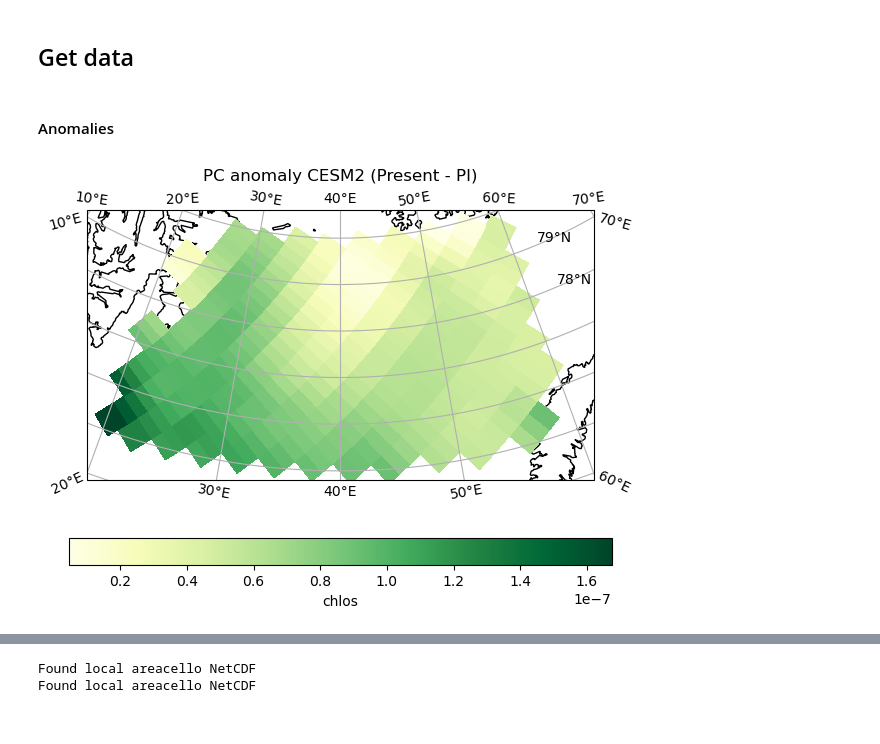
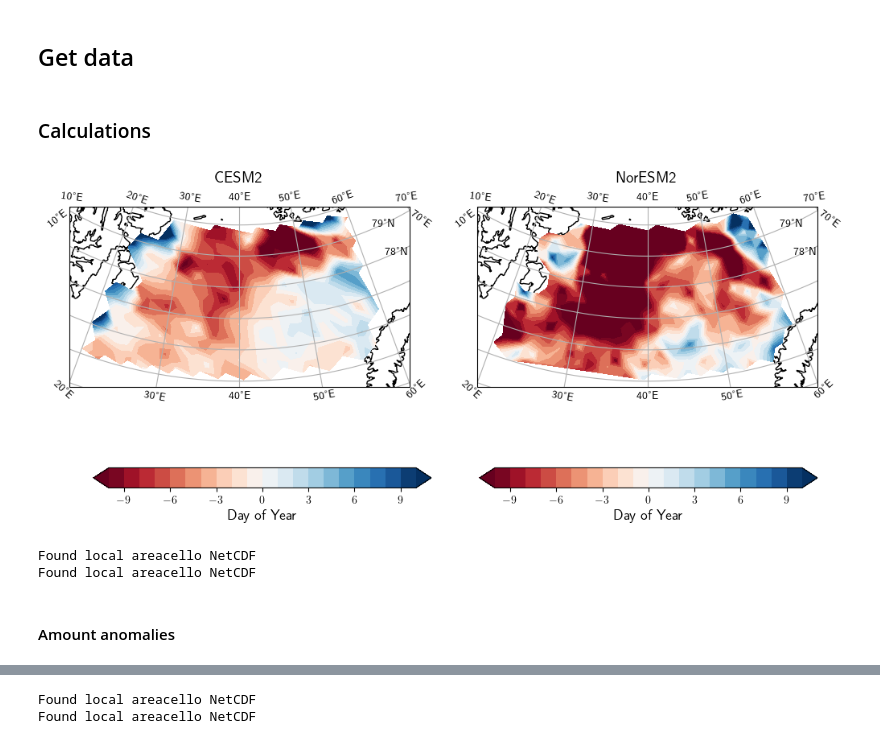
Before and after one commit to eScience-course/Tjaernoe2022-group6, a Jupyter notebook: notebooks/Stian/main.ipynb, the cells around one changed output, grey strips where cells are left out. Drawn from its saved outputs; the diff is of its cells as text; code cells hidden in the pictures.

```diff
--- a/notebooks/Stian/main.ipynb
+++ b/notebooks/Stian/main.ipynb
@@ -4,13 +4,17 @@ import cartopy.crs as ccrs, matplotlib.pyplot as plt, matplotlib as mpl  # For p
 from utils import *                                                      # Helper functions
 import dask.array as da                                                  # For faster computations
 from dask.diagnostics import ProgressBar                                 # For computation feedback
-from dask.distributed import Client, LocalCluster                        # For parallelization
+#from dask.distributed import Client, LocalCluster                        # For parallelization
 from datetime import datetime                                            # For calender handling
 import s3fs                                                              # For reading bucket data
 from ipywidgets import interact, interactive, fixed, widgets             # For interactive plotting
 import statsmodels.formula.api as sm                                     # For regression
+import warnings
+warnings.filterwarnings("ignore")
+plt.rcParams["text.usetex"] = True                                       # For compiling tex
 %load_ext autoreload
 %autoreload 2                                                            # To auto-reload modules
+%reload_ext autoreload
 
 s3 = s3fs.S3FileSystem(key="K1CQ7M1DMTLUFK182APD",                       # Key to bucket
                        secret="3JuZAQm5I03jtpijCpHOdkAsJDNLNfZxBpM15Pi0",
@@ -84,0 +93,5 @@ with ProgressBar():
+# %%
+TOSCesmHist = consistent_naming(xr.open_dataset(path_to_folder + 'tos_clipped_Oday_CESM2_historical_r1i1p1f1_gn_18500102-20150101.nc'))
+TOSCesmHist = to_datetime_index(clip_to_region(TOSCesmHist.tos, minlat=75, minlon=20, maxlon=60, maxlat=80).isel(time=slice(0,-1)))
+TOSNoresmHist = consistent_naming(xr.open_dataset(path_to_folder + 'tos_clipped_Oday_NorESM2-LM_historical_r1i1p1f1_gn_18500102-20150101.nc'))
+TOSNoresmHist = to_datetime_index(clip_to_region(TOSNoresmHist.tos, minlat=75, minlon=20, maxlon=60, maxlat=80))
@@ -85,3 +103,48 @@ with ProgressBar():
+# %% [markdown]
+### Calculations
+# %%
+TOSCesmHistDates = find_first_dates(TOSCesmHist, 0, over=True)
+TOSNoresmHistDates = find_first_dates(TOSNoresmHist, 0, over=True)
+# %%
+fig, ax = barentsMap(minlat=74, figsize=(12,5), ncols=2)
+_xrds = time_anomaly(TOSCesmHistDates, 0, 30, -30, -1)
+norm = mpl.colors.TwoSlopeNorm(vcenter=0)
+pCesm = ax[0].contourf(_xrds.lon,
+                _xrds.lat,
+                _xrds.values,
+                transform=ccrs.PlateCarree(),
+                levels=np.linspace(-10, 10, 21).round(0),
+                extend='both',
+                cmap=plt.get_cmap('RdBu'))
+
+cbar_ax = fig.add_axes([0.15, 0.02, 0.35, 0.05])
+cbar = fig.colorbar(pCesm, cax=cbar_ax, orientation='horizontal')
+cbar.set_label(label='Day of Year',size=13,weight='bold')
+ax[0].set_title('CESM2', fontsize=14)
+
+_xrds = time_anomaly(TOSNoresmHistDates, 0, 30, -30, -1)
+pNoresm = ax[1].contourf(_xrds.lon,
+                _xrds.lat,
+                _xrds.values,
+                transform=ccrs.PlateCarree(),
+                levels=np.linspace(-10, 10, 21).round(0),
+                extend='both',
+                cmap=plt.get_cmap('RdBu'))
+
+cbar_ax = fig.add_axes([0.55, 0.02, 0.35, 0.05])
+cbar = fig.colorbar(pNoresm, cax=cbar_ax, orientation='horizontal')
+cbar.set_label(label='Day of Year',size=13,weight='bold')
+ax[1].set_title('NorESM2', fontsize=14)
+
+plt.show()
+# %% [output]
+[figure, added]
+# %%
+TOSCesmHistDatesMean = regional_average(TOSCesmHistDates, model='CESM2')
+TOSNoresmHistDatesMean = regional_average(TOSNoresmHistDates, model='NorESM2-LM')
+# %% [output]
+Found local areacello NetCDF
+Found local areacello NetCDF
 # %% [markdown]
-#### Anomalies
+#### Amount anomalies
 # %%
@@ -89,7 +152,0 @@ chlosCesmAnomaly = time_anomaly(chlosCesmHist, 0, 365*30, -365*30, -1)
-# %%
-chlosCesmAnomaly.chlos.plot(ax=barentsMap(minlat=74)[1], transform=ccrs.PlateCarree(), x='lon', y='lat',
-                   cmap='YlGn', cbar_kwargs={'location': 'bottom'})
-plt.title('PC anomaly CESM2 (Present - PI)')
-plt.show()
-# %% [output]
-[figure, removed]
```
Also changed, not shown: parts of 73 cells of this notebook, 1 other file.
